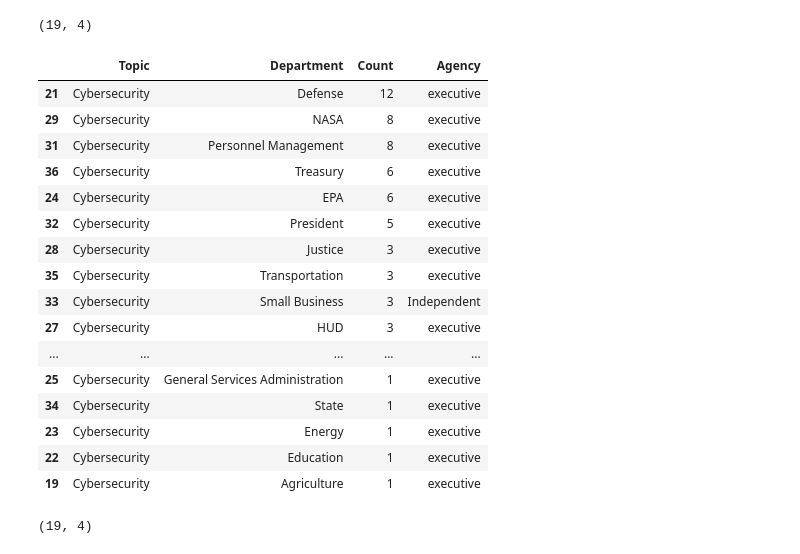
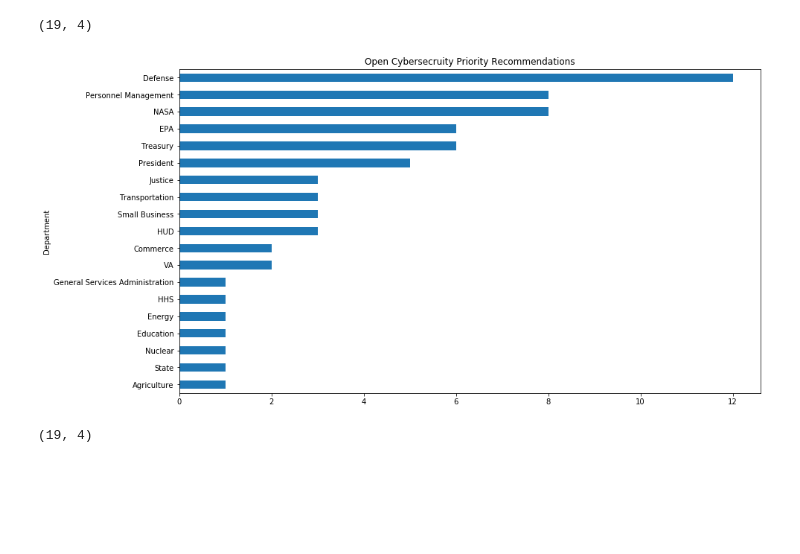
Before and after one commit to maijaliisa/studio-projects, a Jupyter notebook: code/GOA_Report/GAO /by_main_topic.ipynb, the cells around one changed output. Cells and saved outputs as stored; diff of their text form; code cells hidden in the pictures; blank space fills up the shorter version.

Commit message:
revised graphic

```diff
--- a/code/GOA_Report/GAO /by_main_topic.ipynb
+++ b/code/GOA_Report/GAO /by_main_topic.ipynb
@@ -18,23 +18,3 @@ df_cyber = df[df['Topic'] == 'Cybersecurity']
 df_cyber.shape
 # %% [output]
 (19, 4)
-# %%
-df_cyber.sort_values(by='Count', ascending=False)
-# %% [output]
-|  | Topic | Department | Count | Agency |
-| 21 | Cybersecurity | Defense | 12 | executive |
-| 29 | Cybersecurity | NASA | 8 | executive |
-| 31 | Cybersecurity | Personnel Management | 8 | executive |
-| 36 | Cybersecurity | Treasury | 6 | executive |
-| 24 | Cybersecurity | EPA | 6 | executive |
-| 32 | Cybersecurity | President | 5 | executive |
-| 28 | Cybersecurity | Justice | 3 | executive |
-| 35 | Cybersecurity | Transportation | 3 | executive |
-| 33 | Cybersecurity | Small Business | 3 | Independent |
-| 27 | Cybersecurity | HUD | 3 | executive |
-| ... | ... | ... | ... | ... |
-| 25 | Cybersecurity | General Services Administration | 1 | executive |
-| 34 | Cybersecurity | State | 1 | executive |
-| 23 | Cybersecurity | Energy | 1 | executive |
-| 22 | Cybersecurity | Education | 1 | executive |
-| 19 | Cybersecurity | Agriculture | 1 | executive |
@@ -41,3 +23,8 @@ df_cyber.sort_values(by='Count', ascending=False)
+# %%
+df_cyber.sort_values(by='Count', ascending=True).plot(x='Department',y='Count',kind='barh',figsize=(14,8),legend=False,title='Open Cybersecruity Priority Recommendations')
+plt.savefig('OpenCyberSecurity.svg')
+# %% [output]
+[figure, added]
 # %%
 ## 68 priority items are cybersecurity
 # %%
```
Also changed, not shown: parts of 4 cells of this notebook, 7 other files.
